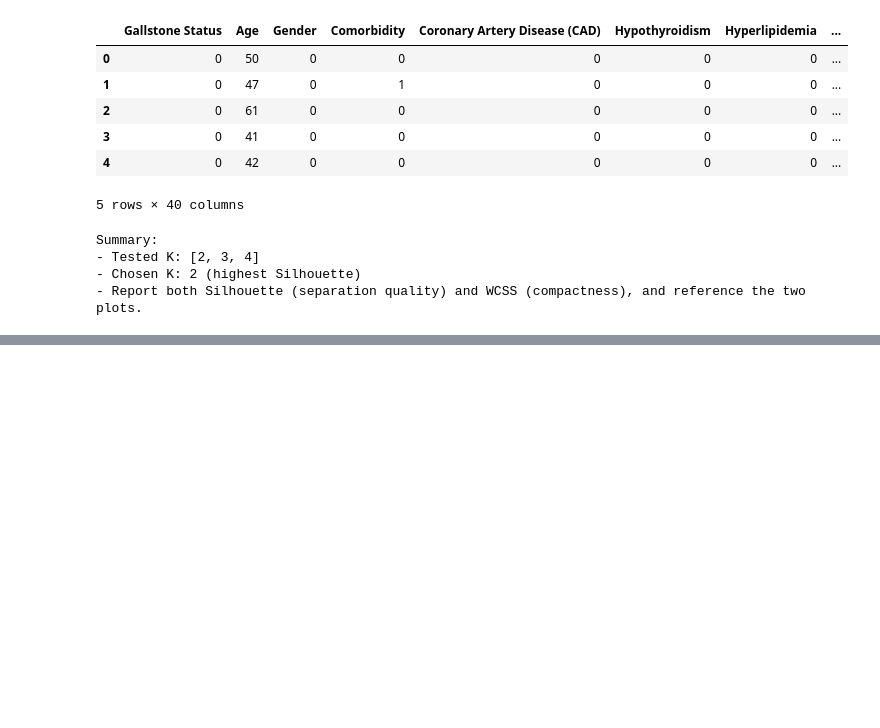
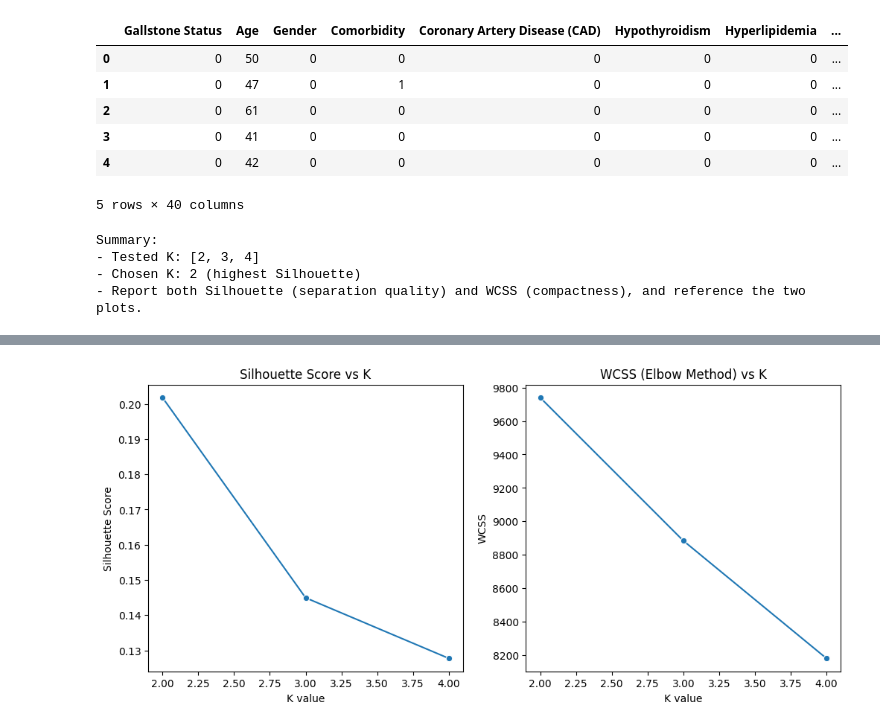
Before and after one commit to ShathaAlshalawi/Gallstone_project, a Jupyter notebook: Reports/phase3.ipynb, the cells around one changed output, grey strips where cells are left out. Cells and saved outputs as stored; diff of their text form; code cells hidden in the pictures; blank space fills up the shorter version.

```diff
--- a/Reports/phase3.ipynb
+++ b/Reports/phase3.ipynb
@@ -272,0 +322,16 @@ Summary:
+# %%
+sil2 = sil_scores[0]
+sil3 = sil_scores[1]
+sil4 = sil_scores[2]
+wcss2 = wcss[0]
+wcss3 = wcss[1]
+wcss4 = wcss[2]
+
+kmeans_results = pd.DataFrame({
+    "K value": [2, 3, 4],
+    "Silhouette Score": [sil2, sil3, sil4],
+    "WCSS": [wcss2, wcss3, wcss4]
+})
+
+print("📌 K-Means – Comparison Table:")
+kmeans_results
@@ -272,0 +344,12 @@ Summary:
+# %%
+fig, ax = plt.subplots(1, 2, figsize=(12,5))
+
+sns.lineplot(ax=ax[0], data=kmeans_results, x="K value", y="Silhouette Score", marker="o")
+ax[0].set_title("Silhouette Score vs K")
+
+sns.lineplot(ax=ax[1], data=kmeans_results, x="K value", y="WCSS", marker="o")
+ax[1].set_title("WCSS (Elbow Method) vs K")
+
+plt.show()
+# %% [output]
+[figure, added]
```
Also changed, not shown: parts of 6 cells of this notebook.
